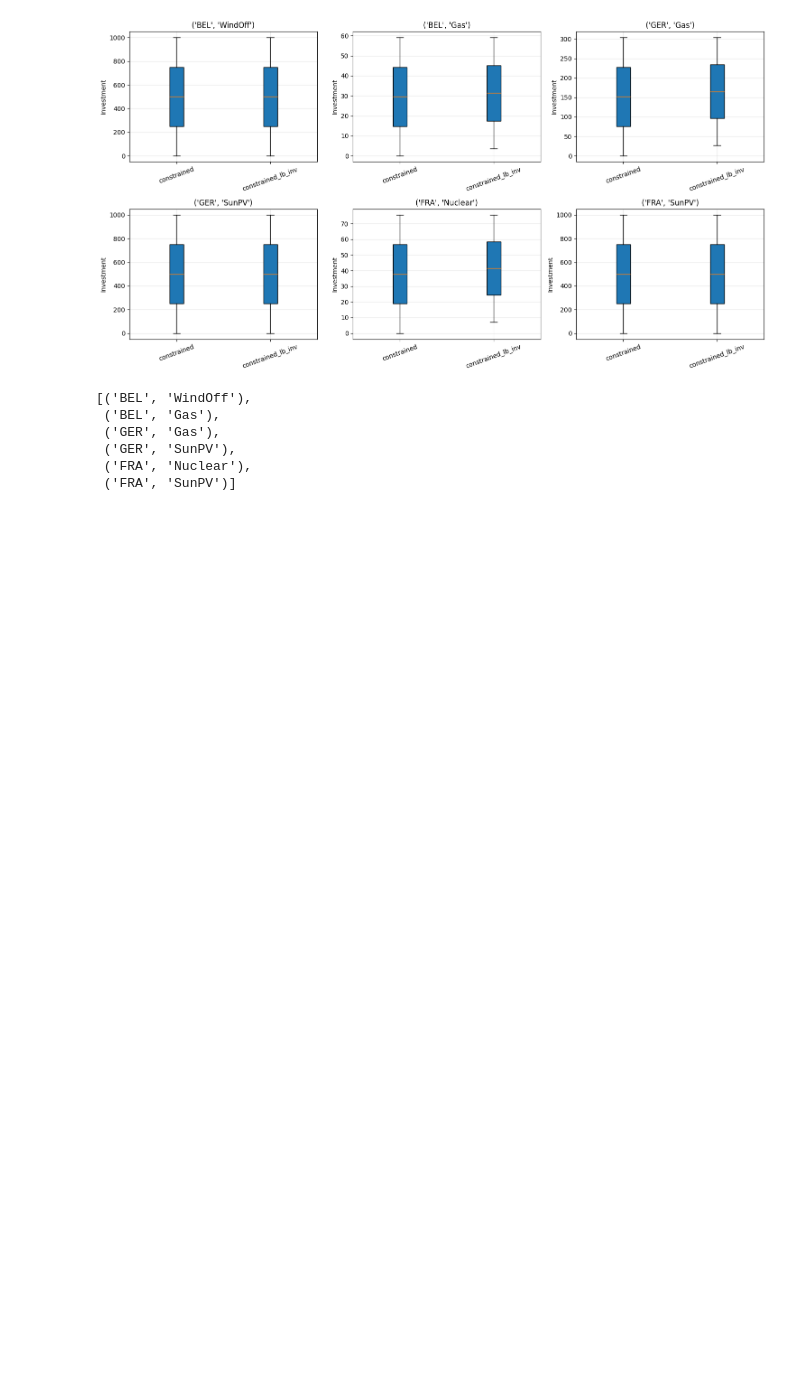
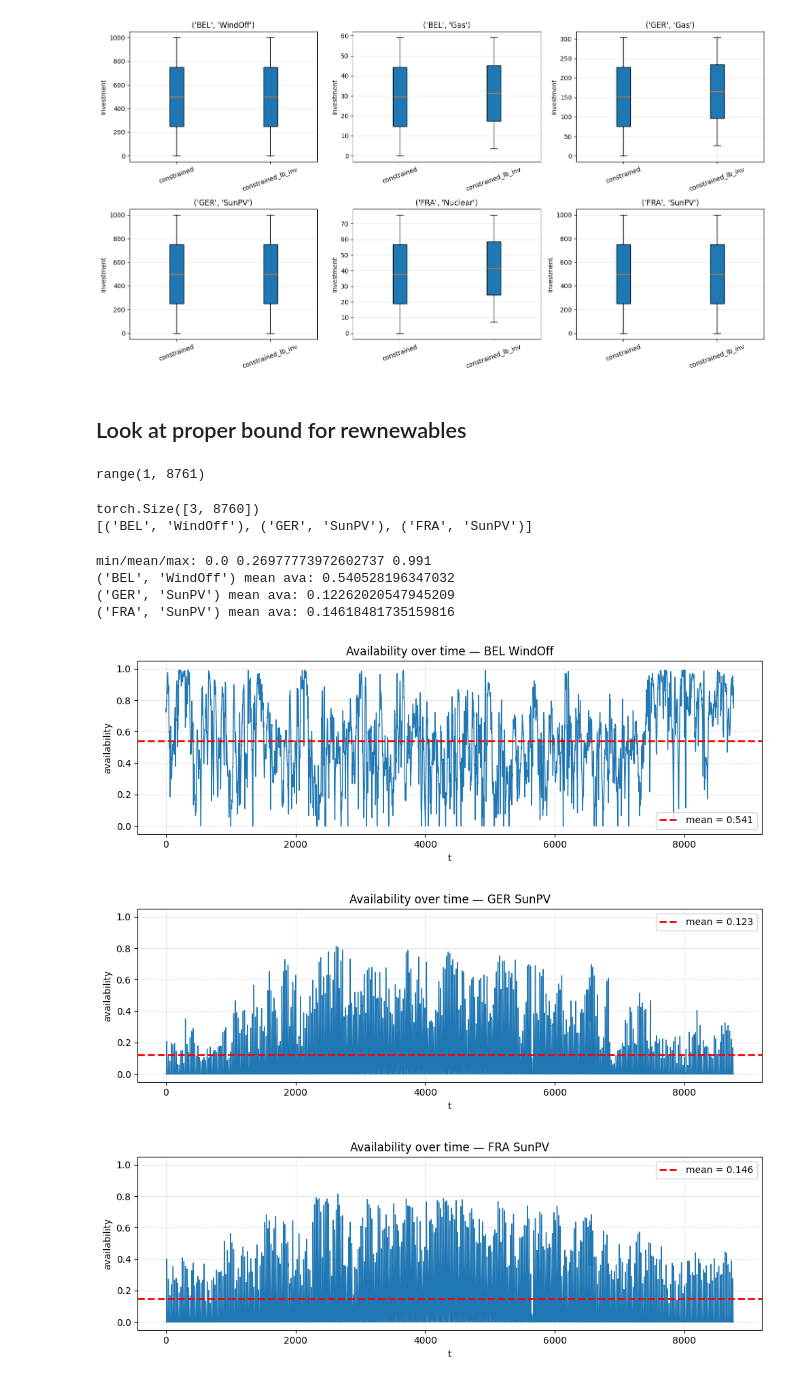
Before and after one commit to PeterrHH/ML-Enhanced-Benders, a Jupyter notebook: data_visualise.ipynb, the cells around one changed output. Saved outputs shown, nothing was run; the diff lists cells and outputs as text; code cells hidden in the pictures; blank space fills up the shorter version.

Commit message:
Add analysis on renewables bound

```diff
--- a/data_visualise.ipynb
+++ b/data_visualise.ipynb
@@ -509,12 +521,9 @@ plot_generator_box_compare(
 )
 # %% [output]
 [figure]
-# %%
-const_data.G
-# %% [output]
-[('BEL', 'WindOff'),
- ('BEL', 'Gas'),
- ('GER', 'Gas'),
- ('GER', 'SunPV'),
- ('FRA', 'Nuclear'),
- ('FRA', 'SunPV')]
+# %% [markdown]
+## Look at proper bound for rewnewables
+# %%
+noconst_data.T
+# %% [output]
+range(1, 8761)
@@ -520,0 +558,54 @@ const_data.G
+# %%
+ava_tensor, renew_gens, T_list = renewable_availability_tensor(noconst_data)
+print(ava_tensor.shape)   # (N_renew, T)
+print(renew_gens)         # row labels
+# %% [output]
+torch.Size([3, 8760])
+[('BEL', 'WindOff'), ('GER', 'SunPV'), ('FRA', 'SunPV')]
+# %%
+print("min/mean/max:", ava_tensor.min().item(), ava_tensor.mean().item(), ava_tensor.max().item())
+for i, g in enumerate(renew_gens):
+    print(g, "mean ava:", ava_tensor[i].mean().item())
+# %% [output]
+min/mean/max: 0.0 0.26977773972602737 0.991
+('BEL', 'WindOff') mean ava: 0.540528196347032
+('GER', 'SunPV') mean ava: 0.12262020547945209
+('FRA', 'SunPV') mean ava: 0.14618481735159816
+# %%
+
+def plot_renewable_availability_series(ava_tensor, renew_gens, T_list=None):
+    """
+    ava_tensor: torch.Tensor or np.ndarray, shape [N_renew, T]
+    renew_gens: list of (loc, tech) length N_renew
+    T_list: optional list of timesteps length T (e.g. 1..8760). If None, uses 0..T-1.
+    """
+    if hasattr(ava_tensor, "detach"):
+        A = ava_tensor.detach().cpu().numpy()
+    else:
+        A = np.asarray(ava_tensor)
+
+    N, T = A.shape
+    x = np.array(T_list) if T_list is not None else np.arange(T)
+
+    for i, (loc, tech) in enumerate(renew_gens):
+        y = A[i]
+        m = float(y.mean())
+
+        plt.figure(figsize=(10, 3.5))
+        plt.plot(x, y, linewidth=1)
+        plt.axhline(m, linestyle="--", linewidth=2, label=f"mean = {m:.3f}", color="red")
+        plt.title(f"Availability over time — {loc} {tech}")
+        plt.xlabel("t")
+        plt.ylabel("availability")
+        plt.ylim(-0.05, 1.05)
+        plt.grid(True, linestyle="--", alpha=0.4)
+        plt.legend()
+        plt.tight_layout()
+        plt.show()
+
+# use it
+plot_renewable_availability_series(ava_tensor, renew_gens, T_list)
+# %% [output]
+[figure, added]
+[figure, added]
+[figure, added]
```
Also changed, not shown: parts of 11 cells of this notebook, 5 other files.
